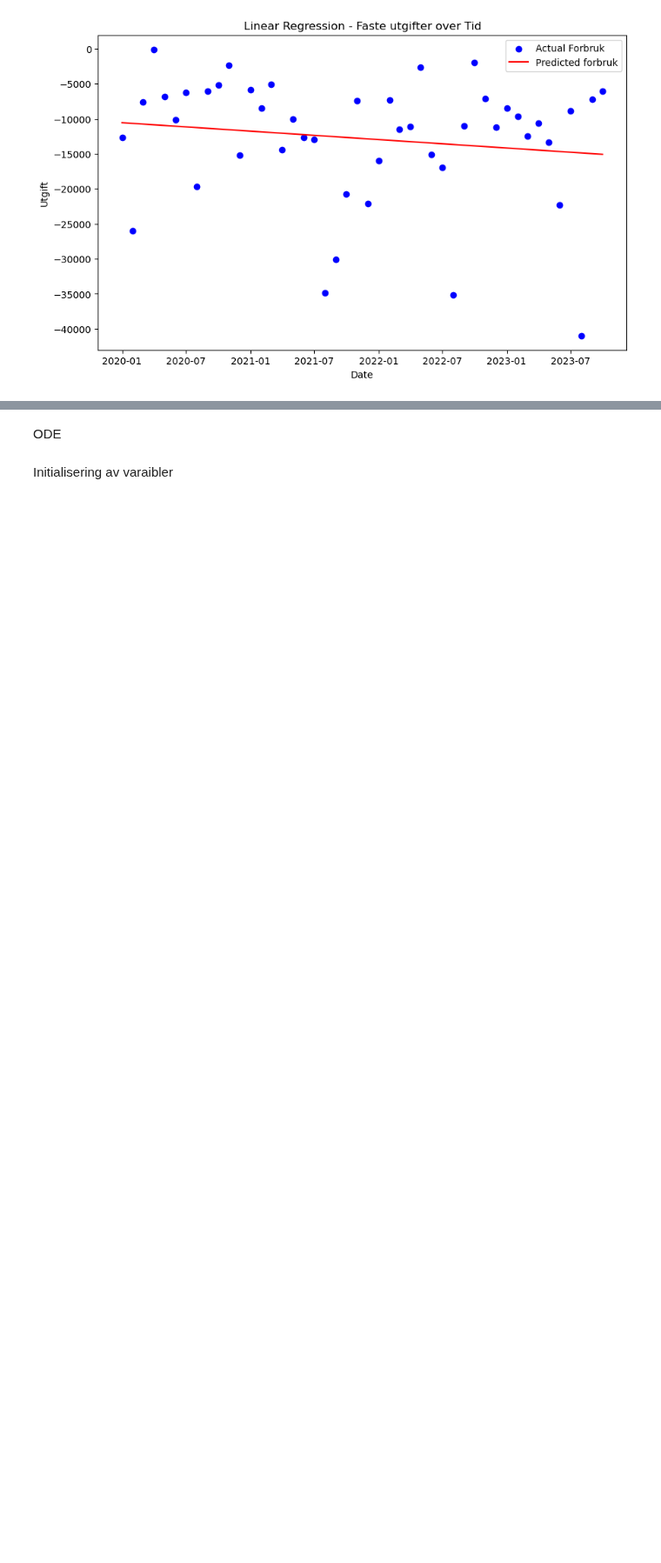
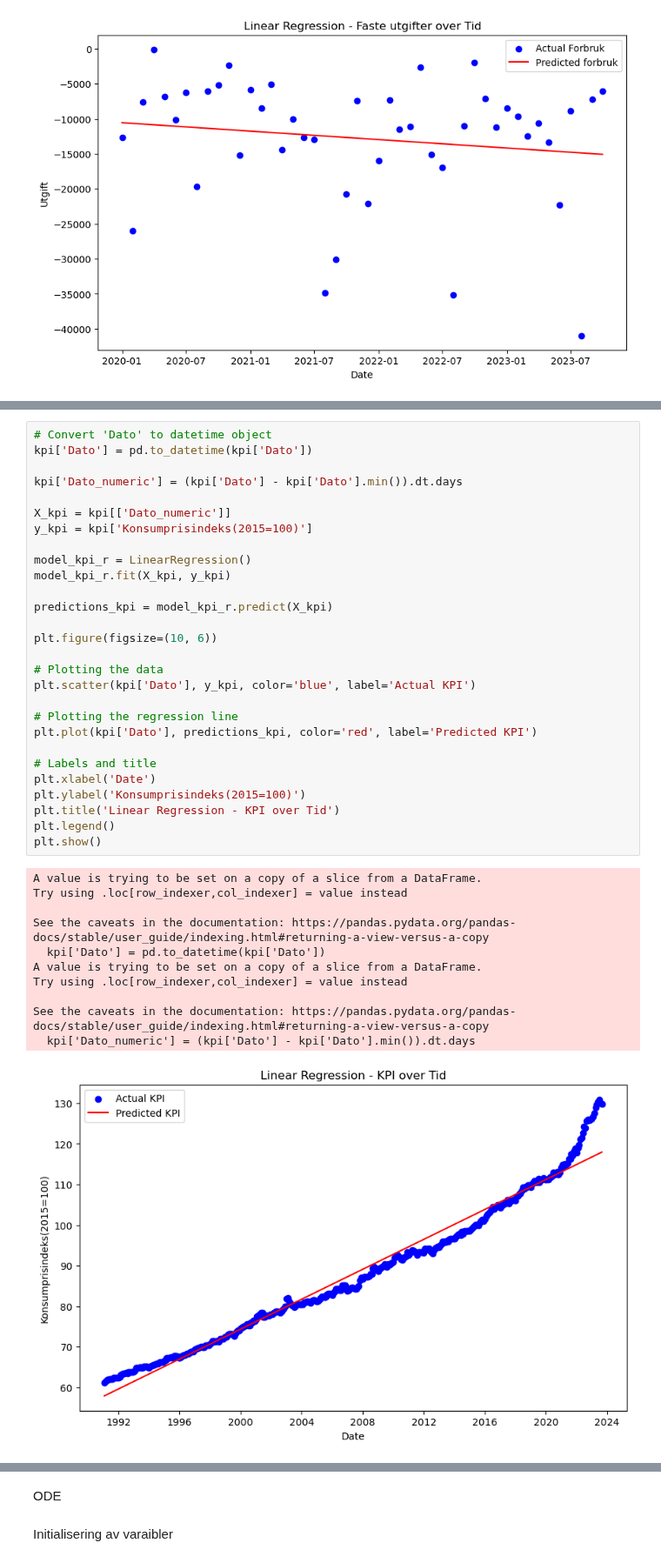
Before and after one commit to 591118/ProsjektADAH2023, a Jupyter notebook: prosjekt501.ipynb, the cells around one changed output, grey strips where cells are left out. Shown at 87% size. Drawn from its saved outputs; the diff is of its cells as text; blank space fills up the shorter version.

```diff
--- a/prosjekt501.ipynb
+++ b/prosjekt501.ipynb
@@ -230,0 +270,40 @@ plt.show()
+# %%
+# Convert 'Dato' to datetime object
+kpi['Dato'] = pd.to_datetime(kpi['Dato'])
+
+kpi['Dato_numeric'] = (kpi['Dato'] - kpi['Dato'].min()).dt.days
+
+X_kpi = kpi[['Dato_numeric']]
+y_kpi = kpi['Konsumprisindeks(2015=100)']
+
+model_kpi_r = LinearRegression()
+model_kpi_r.fit(X_kpi, y_kpi)
+
+predictions_kpi = model_kpi_r.predict(X_kpi)
+
+plt.figure(figsize=(10, 6))
+
+# Plotting the data
+plt.scatter(kpi['Dato'], y_kpi, color='blue', label='Actual KPI')
+
+# Plotting the regression line
+plt.plot(kpi['Dato'], predictions_kpi, color='red', label='Predicted KPI')
+
+# Labels and title
+plt.xlabel('Date')
+plt.ylabel('Konsumprisindeks(2015=100)')
+plt.title('Linear Regression - KPI over Tid')
+plt.legend()
+plt.show()
+# %% [output]
+A value is trying to be set on a copy of a slice from a DataFrame.
+Try using .loc[row_indexer,col_indexer] = value instead
+
+See the caveats in the documentation: https://pandas.pydata.org/pandas-docs/stable/user_guide/indexing.html#returning-a-view-versus-a-copy
+  kpi['Dato'] = pd.to_datetime(kpi['Dato'])
+A value is trying to be set on a copy of a slice from a DataFrame.
+Try using .loc[row_indexer,col_indexer] = value instead
+
+See the caveats in the documentation: https://pandas.pydata.org/pandas-docs/stable/user_guide/indexing.html#returning-a-view-versus-a-copy
+  kpi['Dato_numeric'] = (kpi['Dato'] - kpi['Dato'].min()).dt.days
+[figure, added]
```
Also changed, not shown: parts of 21 cells of this notebook.
